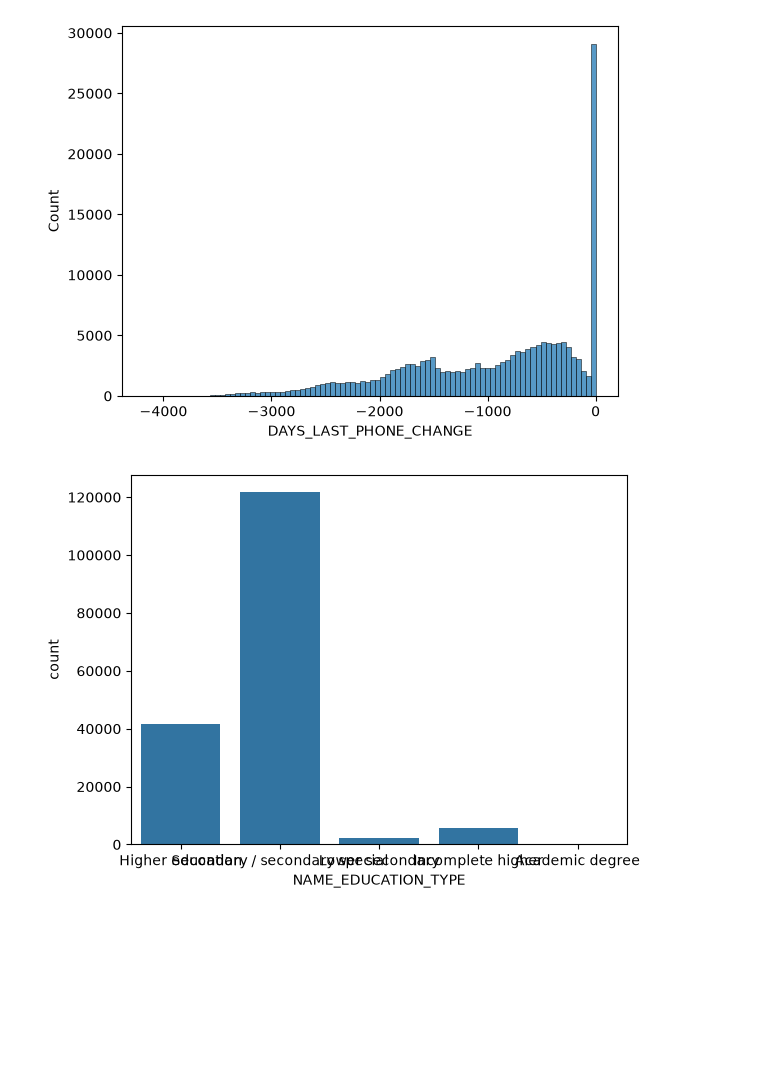
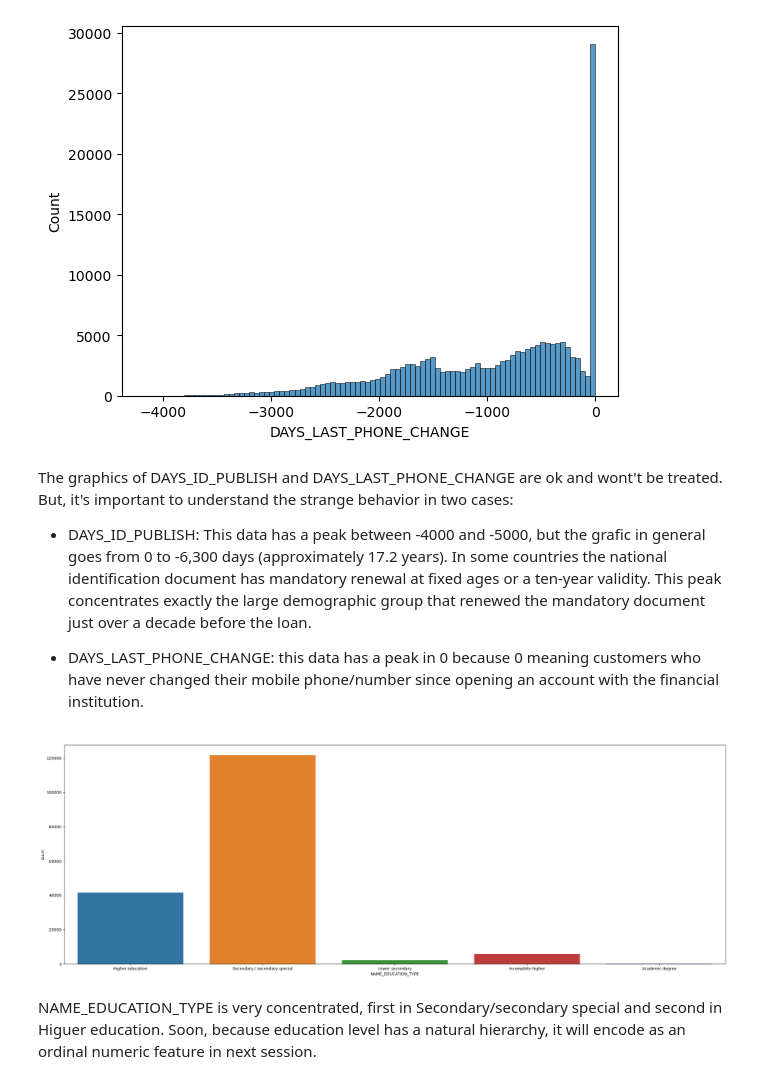
Before and after one commit to PauloLucena2022/home-credit-default-risk, a Jupyter notebook: eda_bank.ipynb, the cells around one changed output. Saved outputs shown, nothing was run; the diff lists cells and outputs as text; code cells hidden in the pictures; blank space fills up the shorter version.

Commit message:
feat: incremenedt with third session

```diff
--- a/eda_bank.ipynb
+++ b/eda_bank.ipynb
@@ -286,11 +323,20 @@ sns.histplot(data = train, x = "DAYS_LAST_PHONE_CHANGE")
 plt.show()
 # %% [output]
 [figure]
+# %% [markdown]
+The graphics of DAYS_ID_PUBLISH and DAYS_LAST_PHONE_CHANGE are ok and wont't be treated. But, it's important to understand the strange behavior in two cases:
+
+- DAYS_ID_PUBLISH: This data has a peak between -4000 and -5000, but the grafic in general goes from 0 to -6,300 days (approximately 17.2 years). In some countries the national identification document has mandatory renewal at fixed ages or a ten-year validity. This peak concentrates exactly the large demographic group that renewed the mandatory document just over a decade before the loan.
+
+- DAYS_LAST_PHONE_CHANGE: this data has a peak in 0 because 0 meaning customers who have never changed their mobile phone/number since opening an account with the financial institution.
 # %%
+plt.figure(figsize=(30,10))
 sns.countplot(data = train, x = "NAME_EDUCATION_TYPE")
 plt.show()
 # %% [output]
-[figure, old version]
+[figure, new version]
+# %% [markdown]
+NAME_EDUCATION_TYPE is very concentrated, first in Secondary/secondary special and second in Higuer education. Soon, because education level has a natural hierarchy, it will encode as an ordinal numeric feature in next session.
 # %%
 sns.countplot(data = train, x = "CODE_GENDER")
 plt.show()
```
Also changed, not shown: parts of 36 cells of this notebook.
